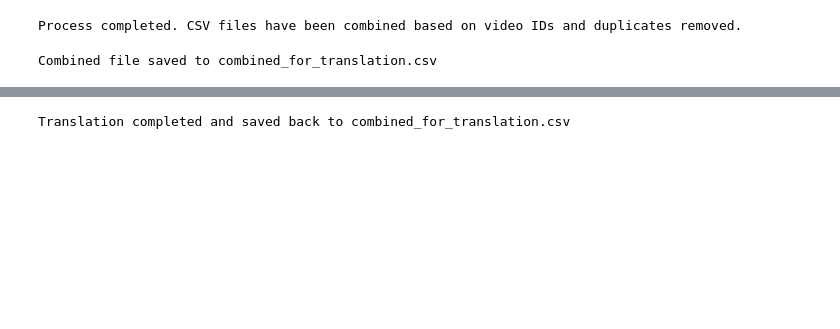
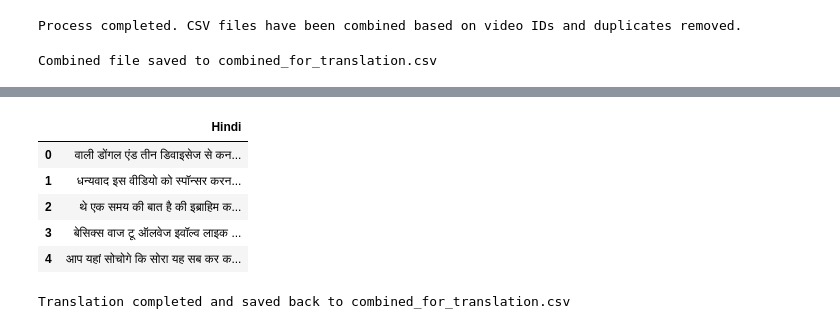
Before and after one commit to ukarthikvarmaCCT/Continous_Assessment_Sem_2, a Jupyter notebook: Preprocessing_data.ipynb, the cells around one changed output, grey strips where cells are left out. Drawn from its saved outputs; the diff is of its cells as text; code cells hidden in the pictures; blank space fills up the shorter version.

```diff
--- a/Preprocessing_data.ipynb
+++ b/Preprocessing_data.ipynb
@@ -157 +154,11 @@ Note: you may need to restart the kernel to use updated packages.
+# %%
+df = pd.read_csv("combined_for_translation.csv")
+df.head()
+# %% [output]
+|  | Hindi |
+| 0 | वाली डोंगल एंड तीन डिवाइसेज से कन... |
+| 1 | धन्यवाद इस वीडियो को स्पॉन्सर करन... |
+| 2 | थे एक समय की बात है की इब्राहिम क... |
+| 3 | बेसिक्स वाज टू ऑलवेज इवॉल्व लाइक ... |
+| 4 | आप यहां सोचोगे कि सोरा यह सब कर क... |
 # %%
```
Also changed, not shown: parts of 22 cells of this notebook, 8 other files.
